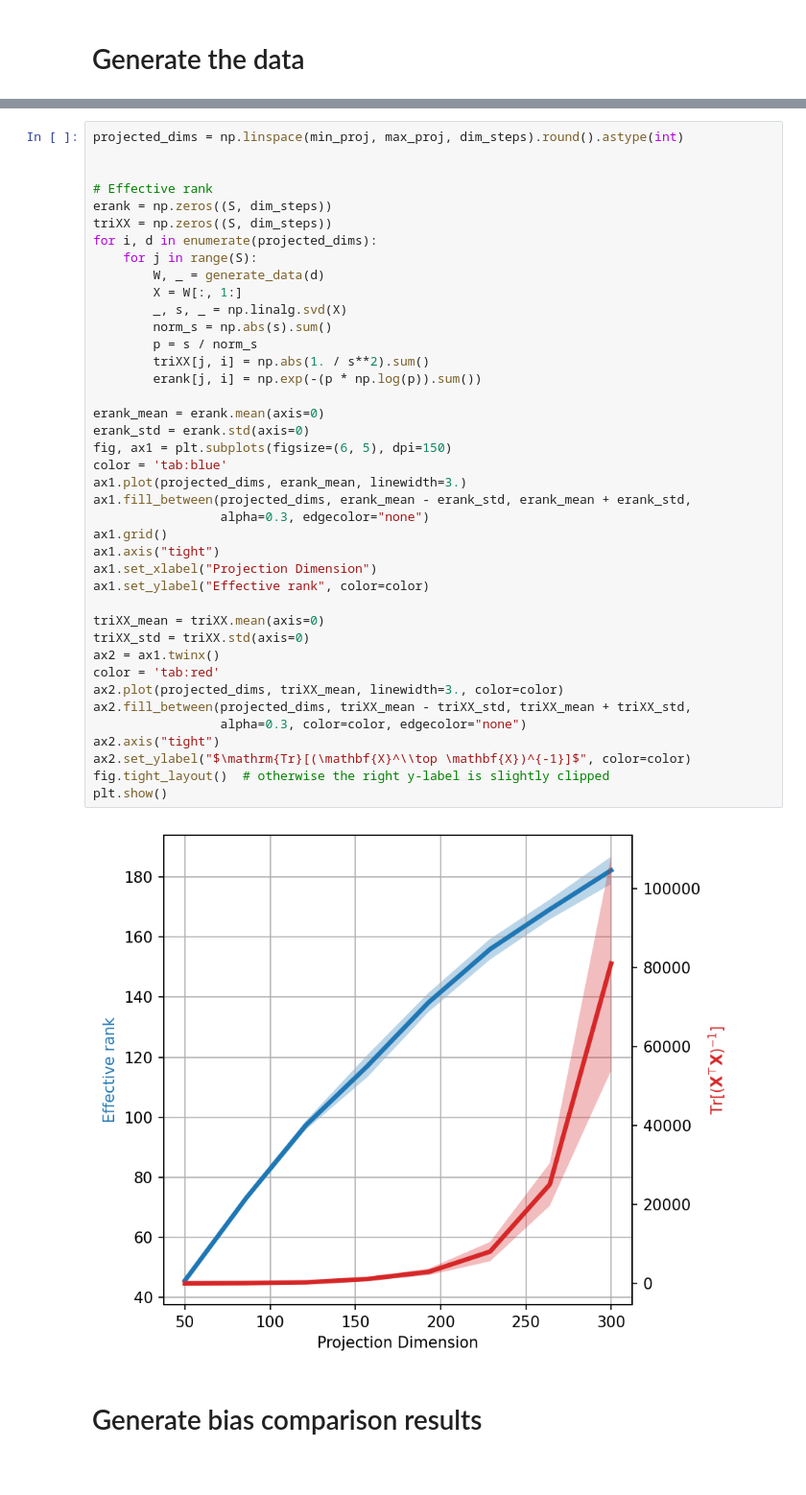
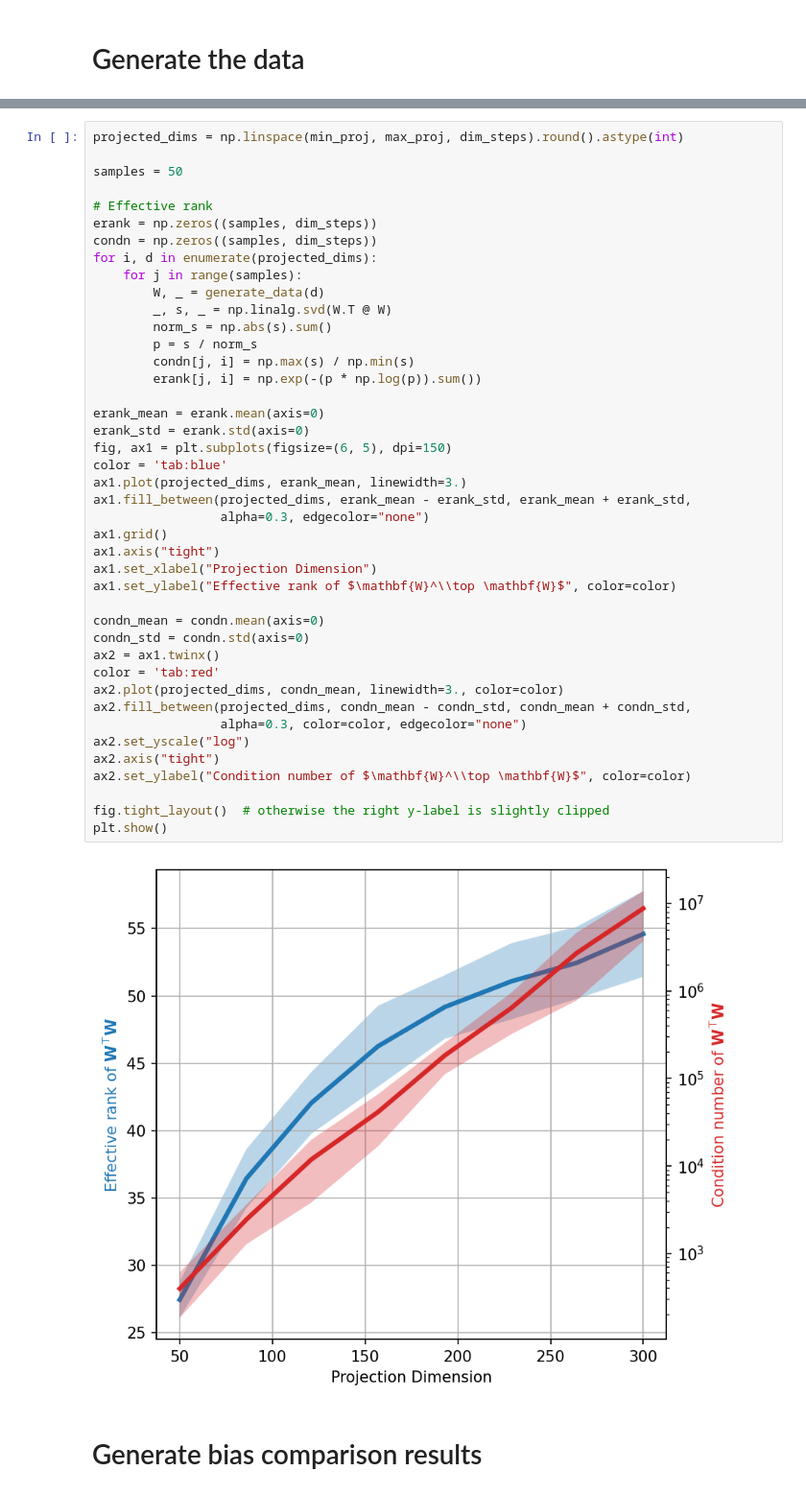
Before and after one commit to gradientinstitute/twostageridge, a Jupyter notebook: notebooks/dimensionality_effect.ipynb, the cells around one changed output, grey strips where cells are left out. Shown at 96% size. Saved outputs shown, nothing was run; the diff lists cells and outputs as text.

Commit message:
update plots for blog

```diff
--- a/notebooks/dimensionality_effect.ipynb
+++ b/notebooks/dimensionality_effect.ipynb
@@ -99,45 +93,47 @@ Where $s_d$ are the singular values of $\mathrm{SVD}(\mathbf{X})$. This quantity
 # %%
 projected_dims = np.linspace(min_proj, max_proj, dim_steps).round().astype(int)
 
+samples = 50
 
 # Effective rank
-erank = np.zeros((S, dim_steps))
-triXX = np.zeros((S, dim_steps))
+erank = np.zeros((samples, dim_steps))
+condn = np.zeros((samples, dim_steps))
 for i, d in enumerate(projected_dims):
-    for j in range(S):
+    for j in range(samples):
         W, _ = generate_data(d)
-        X = W[:, 1:]
-        _, s, _ = np.linalg.svd(X)
+        _, s, _ = np.linalg.svd(W.T @ W)
         norm_s = np.abs(s).sum()
         p = s / norm_s
-        triXX[j, i] = np.abs(1. / s**2).sum()
+        condn[j, i] = np.max(s) / np.min(s)
         erank[j, i] = np.exp(-(p * np.log(p)).sum())
 
 erank_mean = erank.mean(axis=0)
 erank_std = erank.std(axis=0)
 fig, ax1 = plt.subplots(figsize=(6, 5), dpi=150)
 color = 'tab:blue'
 ax1.plot(projected_dims, erank_mean, linewidth=3.)
 ax1.fill_between(projected_dims, erank_mean - erank_std, erank_mean + erank_std,
                  alpha=0.3, edgecolor="none")
 ax1.grid()
 ax1.axis("tight")
 ax1.set_xlabel("Projection Dimension")
-ax1.set_ylabel("Effective rank", color=color)
+ax1.set_ylabel("Effective rank of $\mathbf{W}^\\top \mathbf{W}$", color=color)
 
-triXX_mean = triXX.mean(axis=0)
-triXX_std = triXX.std(axis=0)
+condn_mean = condn.mean(axis=0)
+condn_std = condn.std(axis=0)
 ax2 = ax1.twinx()
 color = 'tab:red'
-ax2.plot(projected_dims, triXX_mean, linewidth=3., color=color)
-ax2.fill_between(projected_dims, triXX_mean - triXX_std, triXX_mean + triXX_std,
+ax2.plot(projected_dims, condn_mean, linewidth=3., color=color)
+ax2.fill_between(projected_dims, condn_mean - condn_std, condn_mean + condn_std,
                  alpha=0.3, color=color, edgecolor="none")
+ax2.set_yscale("log")
 ax2.axis("tight")
-ax2.set_ylabel("$\mathrm{Tr}[(\mathbf{X}^\\top \mathbf{X})^{-1}]$", color=color)
+ax2.set_ylabel("Condition number of $\mathbf{W}^\\top \mathbf{W}$", color=color)
+
 fig.tight_layout()  # otherwise the right y-label is slightly clipped
 plt.show()
 # %% [output]
-[figure, old version]
+[figure, new version]
 # %% [markdown]
 # Generate bias comparison results
 # %%
```
Also changed, not shown: parts of 4 cells of this notebook.
